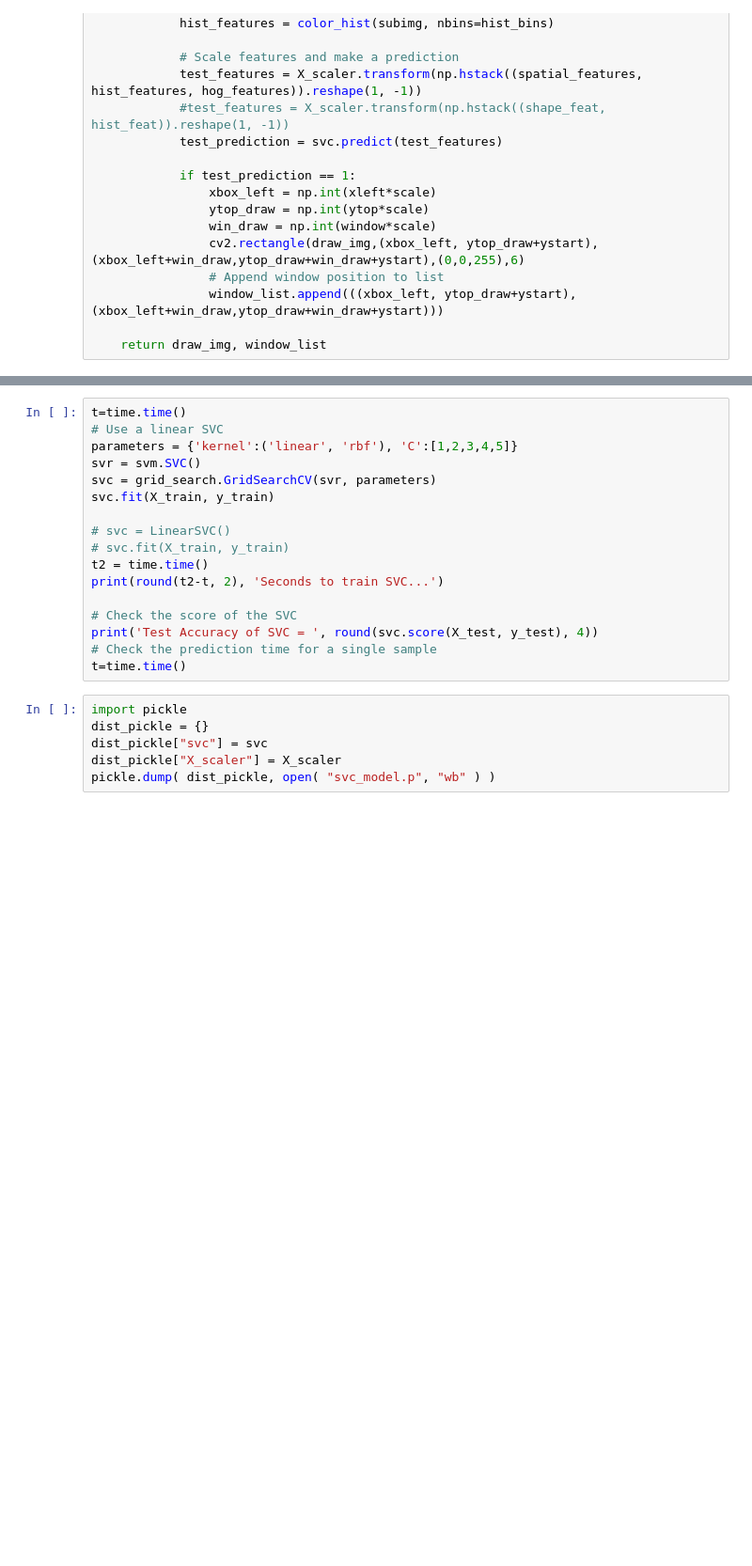
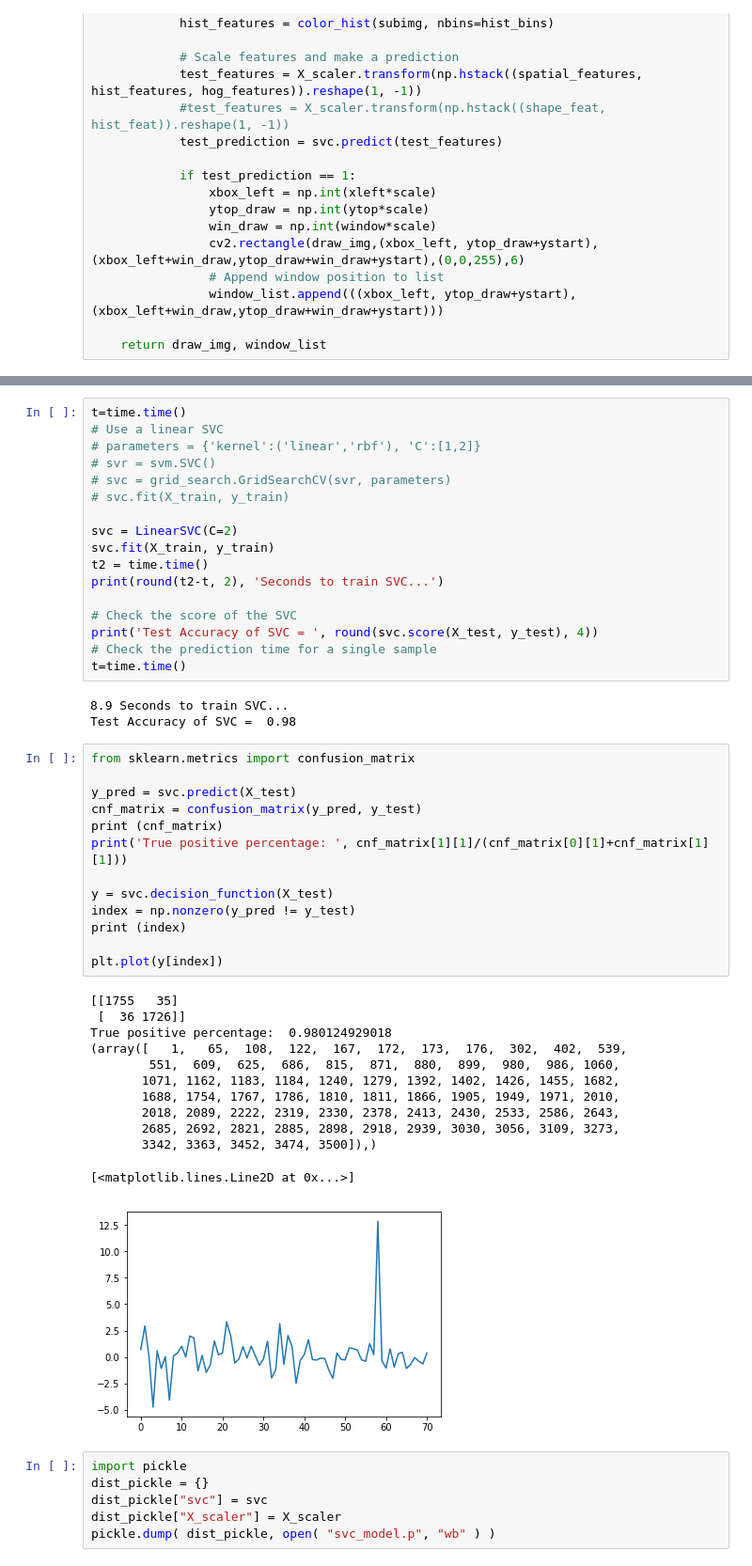
Before and after one commit to xiaohuieddie/Vehicle-Detection-and-Tracking, a Jupyter notebook: SingleImage_Pipeline.ipynb, the cells around one changed output, grey strips where cells are left out. Shown at 94% size. Saved outputs shown, nothing was run; the diff lists cells and outputs as text; blank space fills up the shorter version.

```diff
--- a/SingleImage_Pipeline.ipynb
+++ b/SingleImage_Pipeline.ipynb
@@ -339,13 +339,13 @@ Feature vector length: 4356
 # %%
 t=time.time()
 # Use a linear SVC
-parameters = {'kernel':('linear', 'rbf'), 'C':[1,2,3,4,5]}
-svr = svm.SVC()
-svc = grid_search.GridSearchCV(svr, parameters)
+# parameters = {'kernel':('linear','rbf'), 'C':[1,2]}
+# svr = svm.SVC()
+# svc = grid_search.GridSearchCV(svr, parameters)
+# svc.fit(X_train, y_train)
+
+svc = LinearSVC(C=2)
 svc.fit(X_train, y_train)
-
-# svc = LinearSVC()
-# svc.fit(X_train, y_train)
 t2 = time.time()
 print(round(t2-t, 2), 'Seconds to train SVC...')
 
@@ -353,6 +353,35 @@ print(round(t2-t, 2), 'Seconds to train SVC...')
 print('Test Accuracy of SVC = ', round(svc.score(X_test, y_test), 4))
 # Check the prediction time for a single sample
 t=time.time()
+# %% [output]
+8.9 Seconds to train SVC...
+Test Accuracy of SVC =  0.98
+# %%
+from sklearn.metrics import confusion_matrix
+
+y_pred = svc.predict(X_test)
+cnf_matrix = confusion_matrix(y_pred, y_test)
+print (cnf_matrix)
+print('True positive percentage: ', cnf_matrix[1][1]/(cnf_matrix[0][1]+cnf_matrix[1][1]))
+
+y = svc.decision_function(X_test)
+index = np.nonzero(y_pred != y_test)
+print (index)
+
+plt.plot(y[index])
+# %% [output]
+[[1755   35]
+ [  36 1726]]
+True positive percentage:  0.980124929018
+(array([   1,   65,  108,  122,  167,  172,  173,  176,  302,  402,  539,
+        551,  609,  625,  686,  815,  871,  880,  899,  980,  986, 1060,
+       1071, 1162, 1183, 1184, 1240, 1279, 1392, 1402, 1426, 1455, 1682,
+       1688, 1754, 1767, 1786, 1810, 1811, 1866, 1905, 1949, 1971, 2010,
+       2018, 2089, 2222, 2319, 2330, 2378, 2413, 2430, 2533, 2586, 2643,
+       2685, 2692, 2821, 2885, 2898, 2918, 2939, 3030, 3056, 3109, 3273,
+       3342, 3363, 3452, 3474, 3500]),)
+[<matplotlib.lines.Line2D at 0x...>]
+[figure, added]
 # %%
 import pickle
 dist_pickle = {}
```
Also changed, not shown: parts of 3 cells of this notebook, 4 other files.
